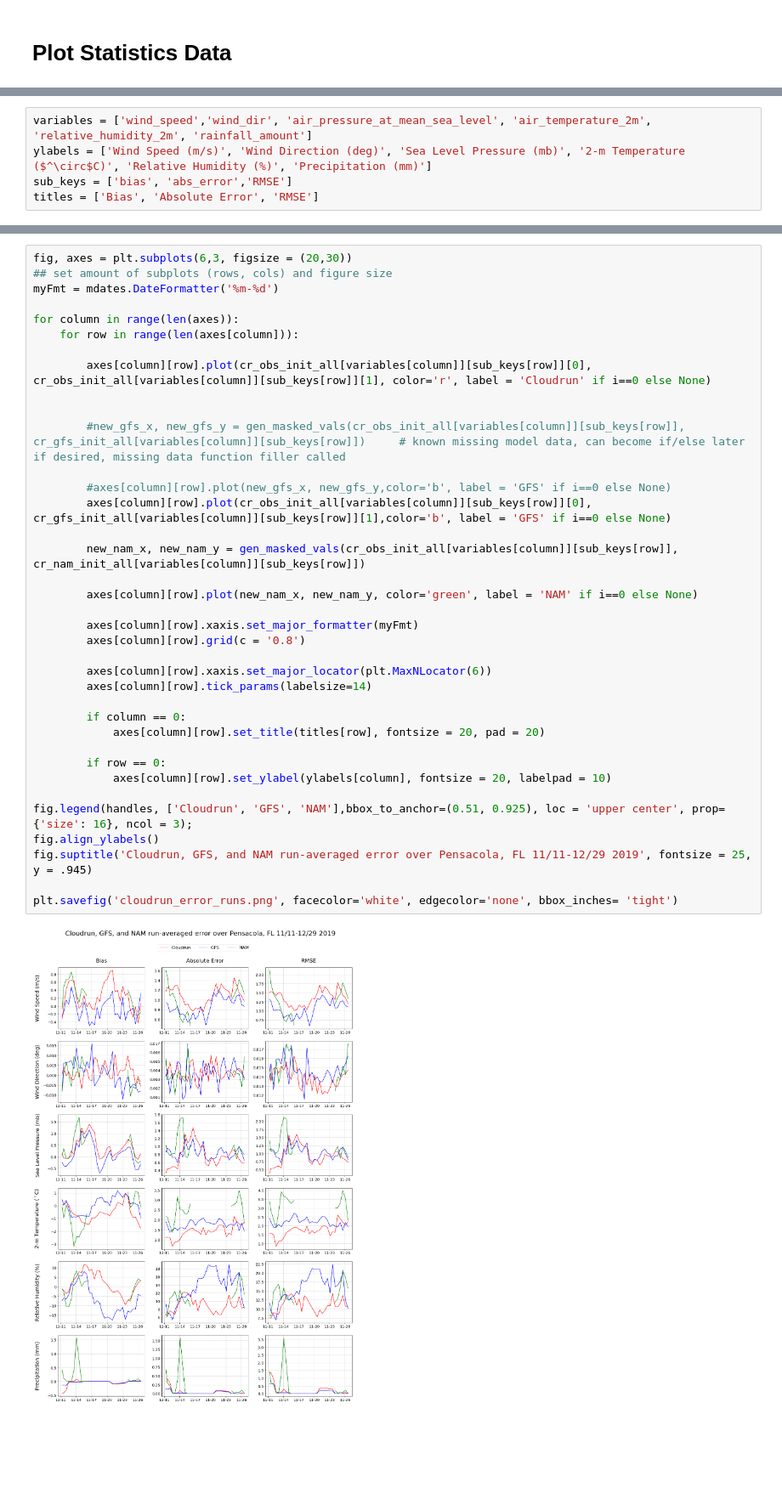
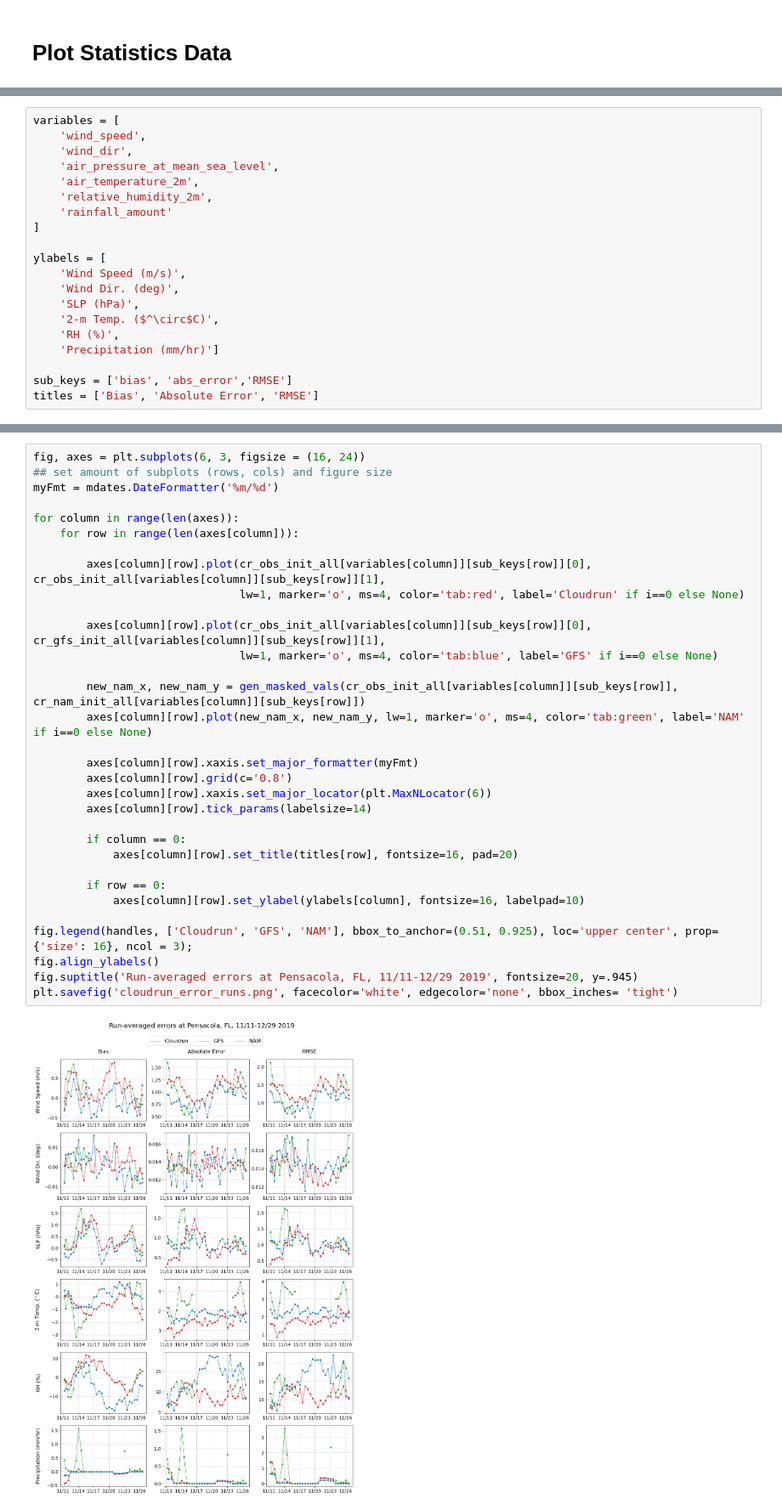
Before and after one commit to cloudruninc/pensacola-verification, a Jupyter notebook: Cloudrun_Pensacola.ipynb, the cells around one changed output, grey strips where cells are left out. Shown at 85% size. Saved outputs shown, nothing was run; the diff lists cells and outputs as text; blank space fills up the shorter version.

```diff
--- a/Cloudrun_Pensacola.ipynb
+++ b/Cloudrun_Pensacola.ipynb
@@ -474,5 +486,20 @@ cr_nam_lead_out = do_statistics_lead(nam, obs_mod_resamp, variables)
 # %%
-variables = ['wind_speed','wind_dir', 'air_pressure_at_mean_sea_level', 'air_temperature_2m', 'relative_humidity_2m', 'rainfall_amount']
-ylabels = ['Wind Speed (m/s)', 'Wind Direction (deg)', 'Sea Level Pressure (mb)', '2-m Temperature ($^\circ$C)', 'Relative Humidity (%)', 'Precipitation (mm)']
+variables = [
+    'wind_speed',
+    'wind_dir',
+    'air_pressure_at_mean_sea_level',
+    'air_temperature_2m',
+    'relative_humidity_2m',
+    'rainfall_amount'
+]
+
+ylabels = [
+    'Wind Speed (m/s)',
+    'Wind Dir. (deg)',
+    'SLP (hPa)',
+    '2-m Temp. ($^\circ$C)',
+    'RH (%)',
+    'Precipitation (mm/hr)']
+
 sub_keys = ['bias', 'abs_error','RMSE']
 titles = ['Bias', 'Absolute Error', 'RMSE']
@@ -505,41 +506,36 @@ def gen_masked_vals(larger, smaller):
 # %%
-fig, axes = plt.subplots(6,3, figsize = (20,30))                                                                        ## set amount of subplots (rows, cols) and figure size
-myFmt = mdates.DateFormatter('%m-%d')
+fig, axes = plt.subplots(6, 3, figsize = (16, 24))                                                                        ## set amount of subplots (rows, cols) and figure size
+myFmt = mdates.DateFormatter('%m/%d')
 
 for column in range(len(axes)):
     for row in range(len(axes[column])):
 
-        axes[column][row].plot(cr_obs_init_all[variables[column]][sub_keys[row]][0], cr_obs_init_all[variables[column]][sub_keys[row]][1], color='r', label = 'Cloudrun' if i==0 else None)
+        axes[column][row].plot(cr_obs_init_all[variables[column]][sub_keys[row]][0], cr_obs_init_all[variables[column]][sub_keys[row]][1],
+                               lw=1, marker='o', ms=4, color='tab:red', label='Cloudrun' if i==0 else None)
 
-
-        #new_gfs_x, new_gfs_y = gen_masked_vals(cr_obs_init_all[variables[column]][sub_keys[row]], cr_gfs_init_all[variables[column]][sub_keys[row]])     # known missing model data, can become if/else later if desired, missing data function filler called
-
-        #axes[column][row].plot(new_gfs_x, new_gfs_y,color='b', label = 'GFS' if i==0 else None)
-        axes[column][row].plot(cr_obs_init_all[variables[column]][sub_keys[row]][0], cr_gfs_init_all[variables[column]][sub_keys[row]][1],color='b', label = 'GFS' if i==0 else None)
+        axes[column][row].plot(cr_obs_init_all[variables[column]][sub_keys[row]][0], cr_gfs_init_all[variables[column]][sub_keys[row]][1],
+                               lw=1, marker='o', ms=4, color='tab:blue', label='GFS' if i==0 else None)
 
         new_nam_x, new_nam_y = gen_masked_vals(cr_obs_init_all[variables[column]][sub_keys[row]], cr_nam_init_all[variables[column]][sub_keys[row]])
-
-        axes[column][row].plot(new_nam_x, new_nam_y, color='green', label = 'NAM' if i==0 else None)
+        axes[column][row].plot(new_nam_x, new_nam_y, lw=1, marker='o', ms=4, color='tab:green', label='NAM' if i==0 else None)
 
         axes[column][row].xaxis.set_major_formatter(myFmt)
-        axes[column][row].grid(c = '0.8')
-
+        axes[column][row].grid(c='0.8')
         axes[column][row].xaxis.set_major_locator(plt.MaxNLocator(6))
         axes[column][row].tick_params(labelsize=14)
 
         if column == 0:
-            axes[column][row].set_title(titles[row], fontsize = 20, pad = 20)
+            axes[column][row].set_title(titles[row], fontsize=16, pad=20)
 
         if row == 0:
-            axes[column][row].set_ylabel(ylabels[column], fontsize = 20, labelpad = 10)
+            axes[column][row].set_ylabel(ylabels[column], fontsize=16, labelpad=10)
 
-fig.legend(handles, ['Cloudrun', 'GFS', 'NAM'],bbox_to_anchor=(0.51, 0.925), loc = 'upper center', prop={'size': 16}, ncol = 3);
+fig.legend(handles, ['Cloudrun', 'GFS', 'NAM'], bbox_to_anchor=(0.51, 0.925), loc='upper center', prop={'size': 16}, ncol = 3);
 fig.align_ylabels()
-fig.suptitle('Cloudrun, GFS, and NAM run-averaged error over Pensacola, FL 11/11-12/29 2019', fontsize = 25, y = .945)
-
+fig.suptitle('Run-averaged errors at Pensacola, FL, 11/11-12/29 2019', fontsize=20, y=.945)
 plt.savefig('cloudrun_error_runs.png', facecolor='white', edgecolor='none', bbox_inches= 'tight')
 # %% [output]
-[figure, old version]
+[figure, new version]
 # %%
 fig, axes = plt.subplots(6,3, figsize = (20,30))                                                                        ## set amount of subplots (rows, cols) and figure size
 
```
Also changed, not shown: parts of 11 cells of this notebook.
